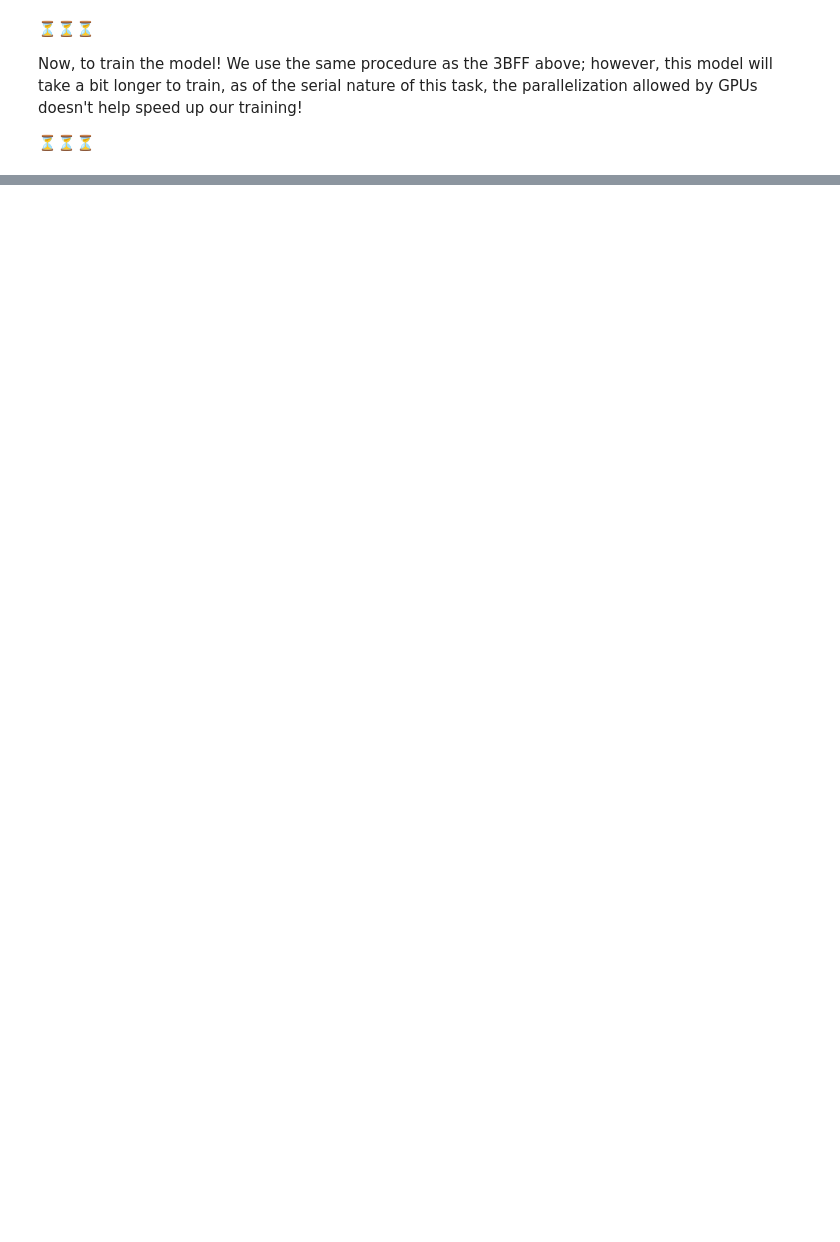
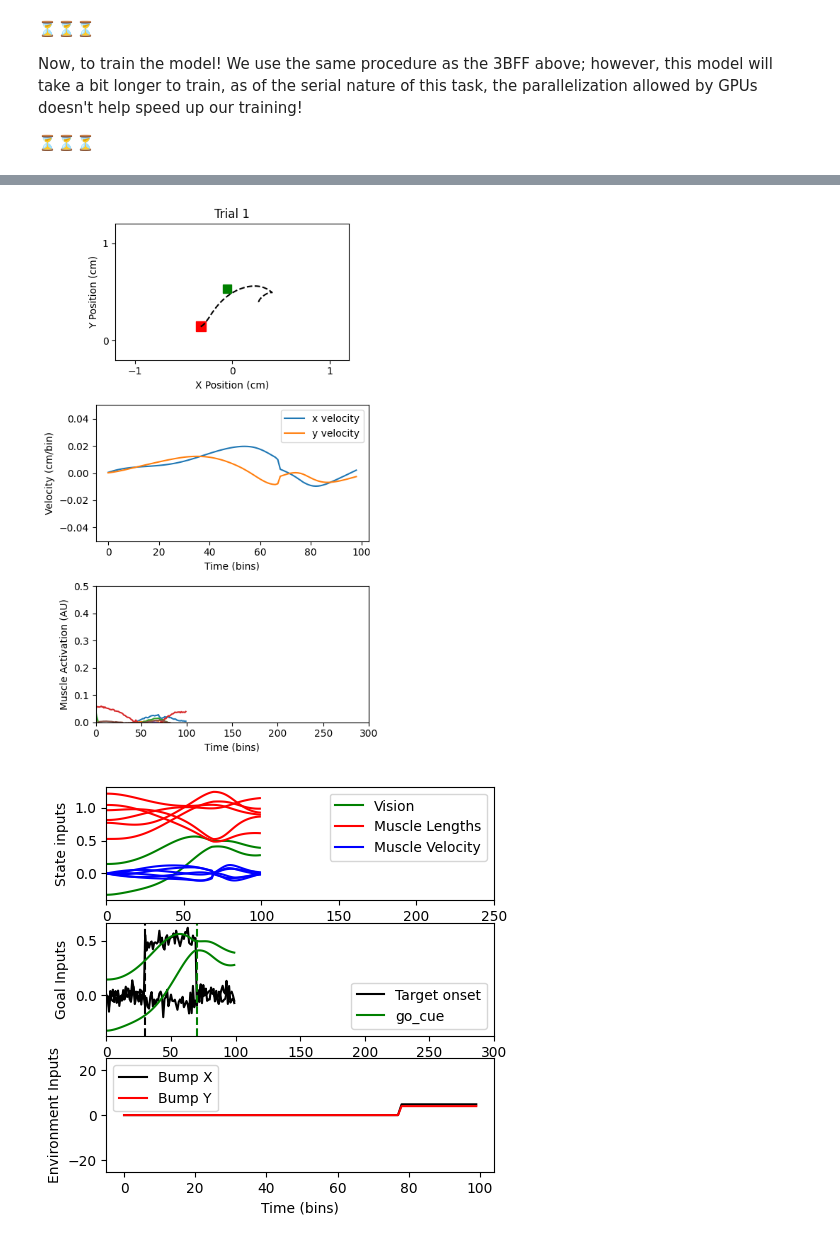
Before and after one commit to MethylC/NeuroAi-Project, a Jupyter notebook: NeuroAi_Project.ipynb, the cells around one changed output, grey strips where cells are left out. Saved outputs shown, nothing was run; the diff lists cells and outputs as text; code cells hidden in the pictures; blank space fills up the shorter version.

```diff
--- a/NeuroAi_Project.ipynb
+++ b/NeuroAi_Project.ipynb
@@ -854,0 +874,8 @@ VBox(children=(VBox(children=(HBox(children=(Button(description='🙂', layout=L
+# %%
+analysis_RT_GRU_128_Align.plot_trial(1)
+analysis_RT_GRU_128_Align.plot_trial(2)
+analysis_RT_GRU_128_Align.plot_trial(3)
+analysis_RT_GRU_128_Align.plot_trial(4)
+# %% [output]
+[figure, added]
+[figure, added]
```
Also changed, not shown: parts of 52 cells of this notebook.
